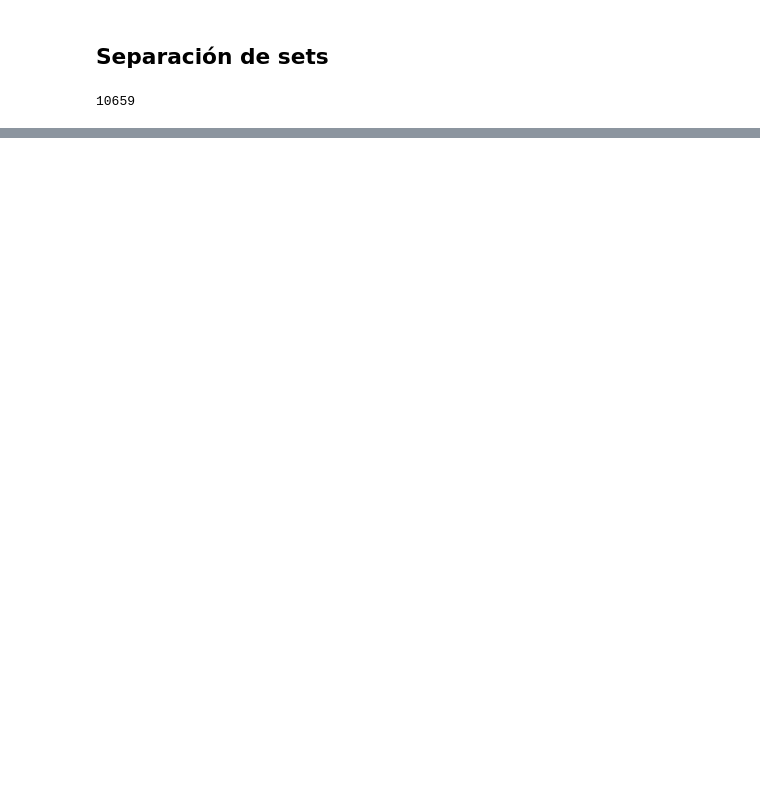
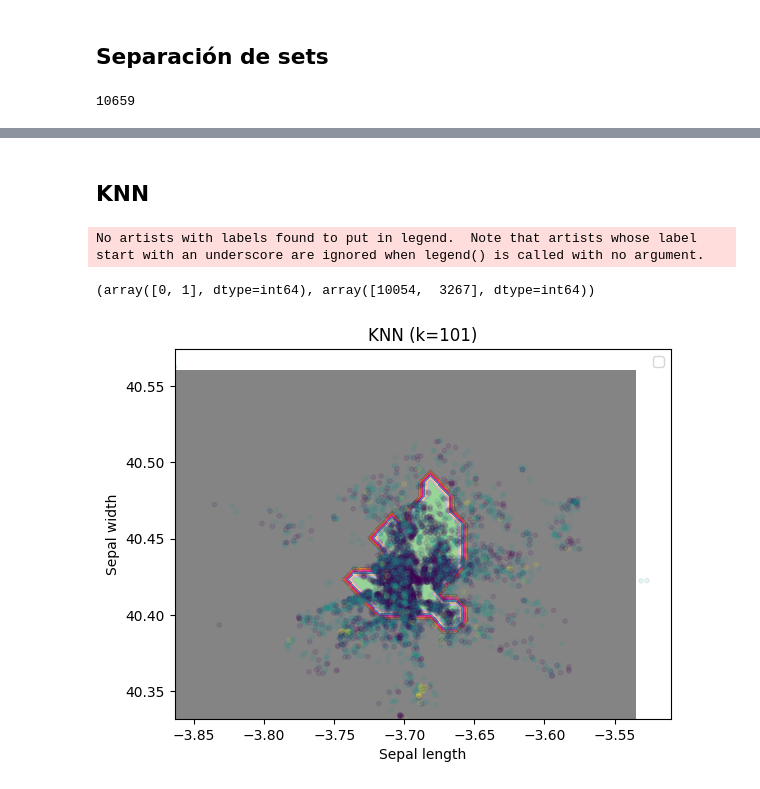
Before and after one commit to PelayoMC/Master, a Jupyter notebook: AA - I/trabajo1/trabajo1.ipynb, the cells around one changed output, grey strips where cells are left out. Cells and saved outputs as stored; diff of their text form; code cells hidden in the pictures; blank space fills up the shorter version.

```diff
--- a/AA - I/trabajo1/trabajo1.ipynb
+++ b/AA - I/trabajo1/trabajo1.ipynb
@@ -205,0 +190,9 @@ len(test_set)
+# %%
+import numpy as np
+X = airbnb.iloc[:, 3:1:-1]
+X = X.values
+y = np.array(airbnb["room_type"]).T
+# X = X[:1300]
+# y = y[:1300]
+# len(X)
+plt.scatter(X[:, 0], X[:, 1], c=y, s=10);
@@ -205,0 +217,38 @@ len(test_set)
+# %% [markdown]
+## KNN
+# %%
+from sklearn.neighbors import KNeighborsClassifier
+k = 101
+#---instantiate learning model---
+knn = KNeighborsClassifier(n_neighbors=k)
+#---fitting the model---
+knn.fit(X, y)
+#---min and max for the first feature---
+x_min, x_max = X[:, 0].min(), X[:, 0].max()
+#---min and max for the second feature---
+y_min, y_max = X[:, 1].min(), X[:, 1].max()
+#---step size in the mesh---
+h = (x_max / x_min)/100
+#---make predictions for each of the points in xx,yy---
+xx, yy = np.meshgrid(np.arange(x_min, x_max, h),
+np.arange(y_min, y_max, h))
+Z = knn.predict(np.c_[xx.ravel(), yy.ravel()])
+#---draw the result using a color plot---
+Z = Z.reshape(xx.shape)
+plt.contourf(xx, yy, Z, cmap=plt.cm.Accent, alpha=0.8)
+#---plot the training points---
+# colors = ['red', 'green', 'blue']
+# for color, i, target in zip(colors, [0, 1, 2], iris.target_names):
+#     plt.scatter(X[y==i, 0], X[y==i, 1], color=color, label=target)
+plt.scatter(X[:, 0], X[:, 1], c=y, s=10, alpha=0.1);
+plt.xlabel('Sepal length')
+plt.ylabel('Sepal width')
+plt.title(f'KNN (k={k})')
+plt.legend(loc='best', shadow=False, scatterpoints=1)
+predictions = knn.predict(X)
+#--classifications based on predictions---
+print(np.unique(predictions, return_counts=True))
+# %% [output]
+No artists with labels found to put in legend.  Note that artists whose label start with an underscore are ignored when legend() is called with no argument.
+(array([0, 1], dtype=int64), array([10054,  3267], dtype=int64))
+[figure, added]
```
Also changed, not shown: parts of 12 cells of this notebook, 1 other file.
